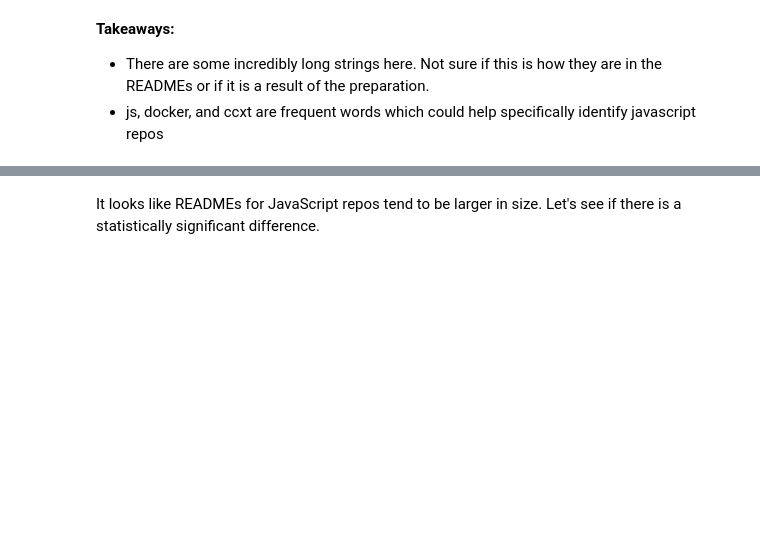
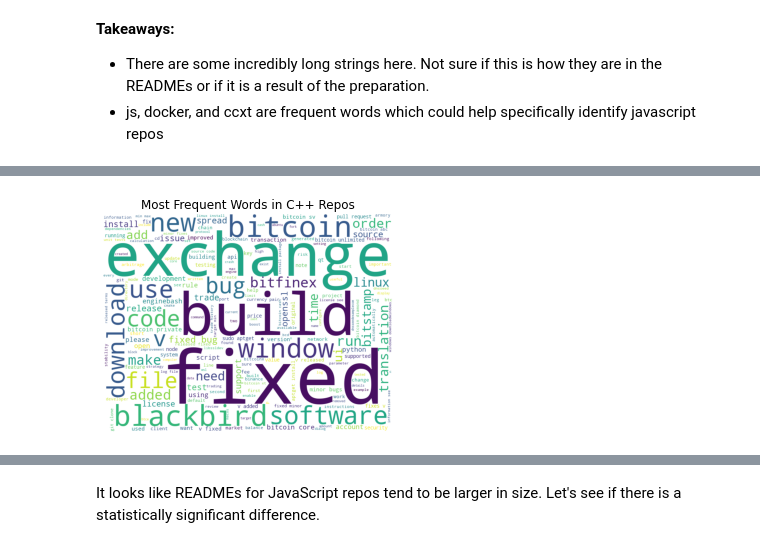
Before and after one commit to Garcia-Hensley-Nichols-NLP-project/GHN-NLP-project, a Jupyter notebook: explore.ipynb, the cells around one changed output, grey strips where cells are left out. Saved outputs shown, nothing was run; the diff lists cells and outputs as text; code cells hidden in the pictures; blank space fills up the shorter version.

```diff
--- a/explore.ipynb
+++ b/explore.ipynb
@@ -281,0 +290,8 @@ We want to know if the size of a README may vary depending on the primary progra
+# %%
+plt.figure(figsize = (8, 4))
+cpp_cloud = WordCloud(background_color = 'white', width = 800, height = 600).generate(c_plus_plus_clean_words)
+plt.imshow(cpp_cloud)
+plt.axis('off')
+plt.title('Most Frequent Words in C++ Repos');
+# %% [output]
+[figure, added]
```
Also changed, not shown: parts of 39 cells of this notebook, 2 other files.
